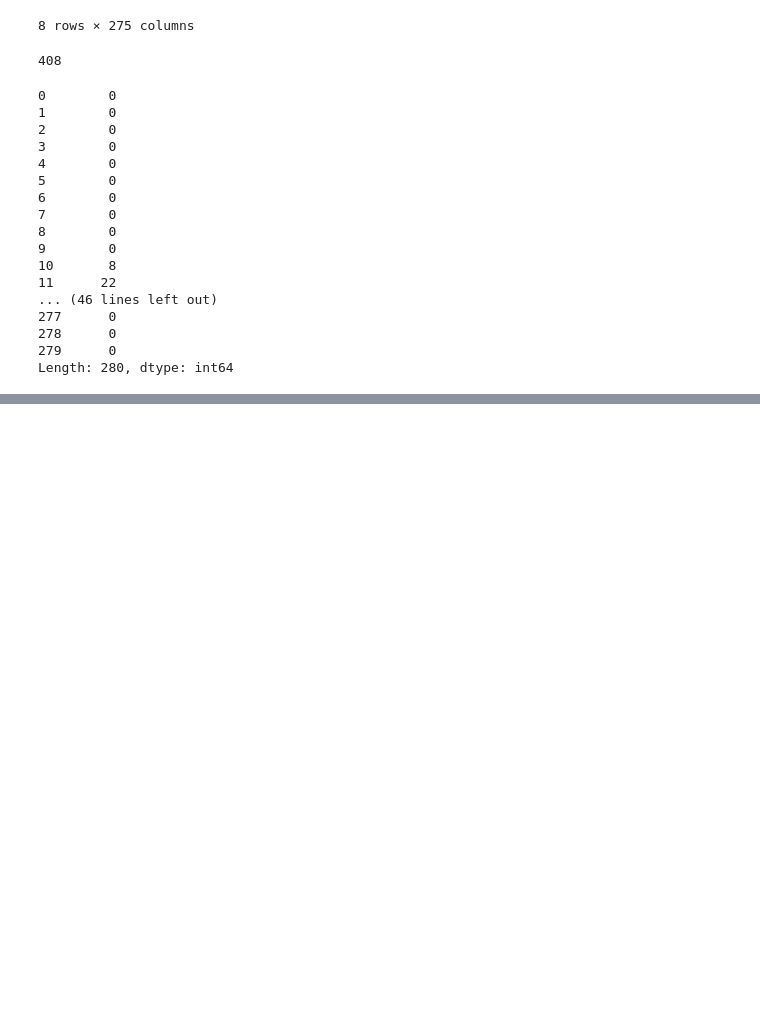
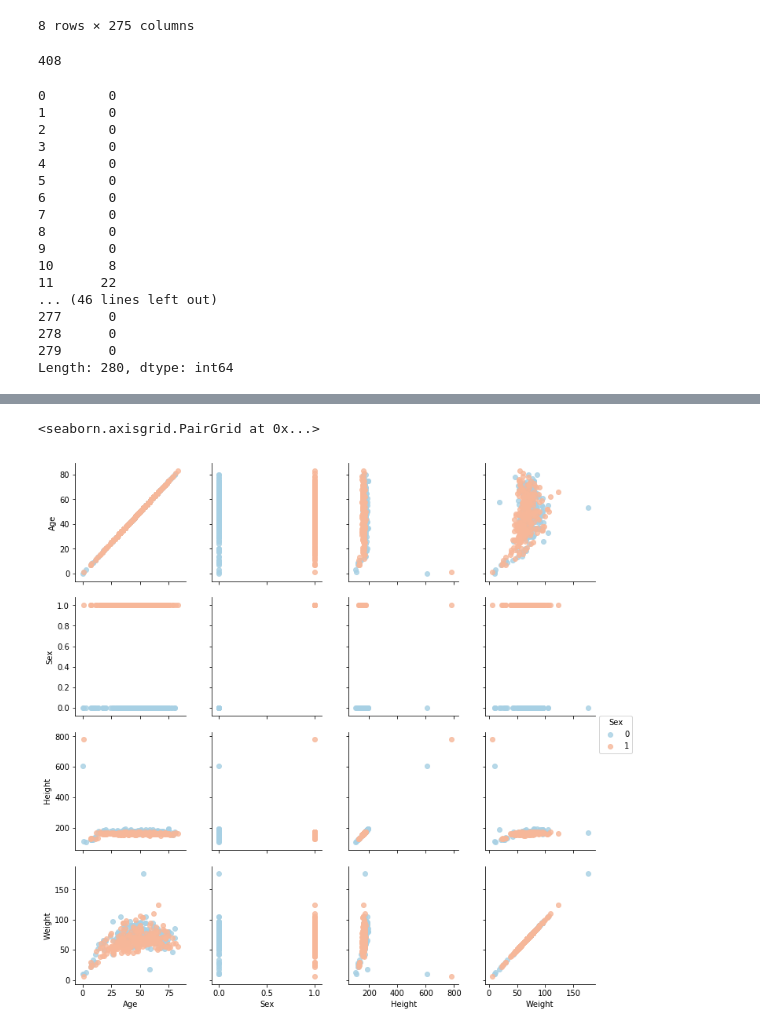
Before and after one commit to MuzafferEstelik/Projects, a Jupyter notebook: Capstone_Project_1_Muzaffer Estelik.ipynb, the cells around one changed output, grey strips where cells are left out. Drawn from its saved outputs; the diff is of its cells as text; code cells hidden in the pictures; blank space fills up the shorter version.

```diff
--- a/Capstone_Project_1_Muzaffer Estelik.ipynb
+++ b/Capstone_Project_1_Muzaffer Estelik.ipynb
@@ -86,0 +98,29 @@ data.drop(columns = 13, inplace=True)
+# %%
+#Replacing
+X_columns=["Age","Sex","Height","Weight","QRS_Dur",
+"P-R_Int","Q-T_Int","T_Int","P_Int","QRS","T","P","J","Heart_Rate",
+"Q_Wave","R_Wave","S_Wave","R'_Wave","S'_Wave","Int_Def","Rag_R_Nom",
+"Diph_R_Nom","Rag_P_Nom","Diph_P_Nom","Rag_T_Nom","Diph_T_Nom",
+"DII00", "DII01","DII02", "DII03", "DII04","DII05","DII06","DII07","DII08","DII09","DII10","DII11",
+"DIII00","DIII01","DIII02", "DIII03", "DIII04","DIII05","DIII06","DIII07","DIII08","DIII09","DIII10","DIII11",
+"AVR00","AVR01","AVR02","AVR03","AVR04","AVR05","AVR06","AVR07","AVR08","AVR09","AVR10","AVR11",
+"AVL00","AVRL1","AVL02","AVL03","AVL04","AVL05","AVL06","AVL07","AVL08","AVL09","AVL10","AVL11",
+"AVF00","AVF01","AVF02","AVF03","AVF04","AVF05","AVF06","AVF07","AVF08","AVF09","AVF10","AVF11",
+"V100","V101","V102","V103","V104","V105","V106","V107","V108","V109","V110","V111",
+"V200","V201","V202","V203","V204","V205","V206","V207","V208","V209","V210","V211",
+"V300","V301","V302","V303","V304","V305","V306","V307","V308","V309","V310","V311",
+"V400","V401","V402","V403","V404","V405","V406","V407","V408","V409","V410","V411",
+"V500","V501","V502","V503","V504","V505","V506","V507","V508","V509","V510","V511",
+"V600","V601","V602","V603","V604","V605","V606","V607","V608","V609","V610","V611",
+"JJ_Wave","Q_Wave","R_Wave","S_Wave","R_Prime_Wave","S_Prime_Wave","P_Wave","T_Wave",
+"QRSA","QRSTA","DII170","DII171","DII172","DII173","DII174","DII175","DII176","DII177","DII178","DII179",
+"DIII180","DIII181","DIII182","DIII183","DIII184","DIII185","DIII186","DIII187","DIII188","DIII189",
+"AVR190","AVR191","AVR192","AVR193","AVR194","AVR195","AVR196","AVR197","AVR198","AVR199",
+"AVL200","AVL201","AVL202","AVL203","AVL204","AVL205","AVL206","AVL207","AVL208","AVL209",
+"AVF210","AVF211","AVF212","AVF213","AVF214","AVF215","AVF216","AVF217","AVF218","AVF219",
+"V1220","V1221","V1222","V1223","V1224","V1225","V1226","V1227","V1228","V1229",
+"V2230","V2231","V2232","V2233","V2234","V2235","V2236","V2237","V2238","V2239",
+"V3240","V3241","V3242","V3243","V3244","V3245","V3246","V3247","V3248","V3249",
+"V4250","V4251","V4252","V4253","V4254","V4255","V4256","V4257","V4258","V4259",
+"V5260","V5261","V5262","V5263","V5264","V5265","V5266","V5267","V5268","V5269",
+"V6270","V6271","V6272","V6273","V6274","V6275","V6276","V6277","V6278","V6279"]
@@ -86,0 +131,5 @@ data.drop(columns = 13, inplace=True)
+# %%
+#Noticed that there's 1 additional column. Number of attributes should've been 278 (279-1)
+#Dropping column 279
+data.drop(columns = 279, inplace=True)
+data.head()
@@ -86,0 +144,3 @@ data.drop(columns = 13, inplace=True)
+# %%
+data.columns = X_columns
+data.head()
@@ -86,0 +155,8 @@ data.drop(columns = 13, inplace=True)
+# %%
+g = sns.PairGrid(data, vars=['Age', 'Sex', 'Height', 'Weight'],
+                 hue='Sex', palette='RdBu_r')
+g.map(plt.scatter, alpha=0.8)
+g.add_legend()
+# %% [output]
+<seaborn.axisgrid.PairGrid at 0x...>
+[figure, added]
```
Also changed, not shown: parts of 9 cells of this notebook.
